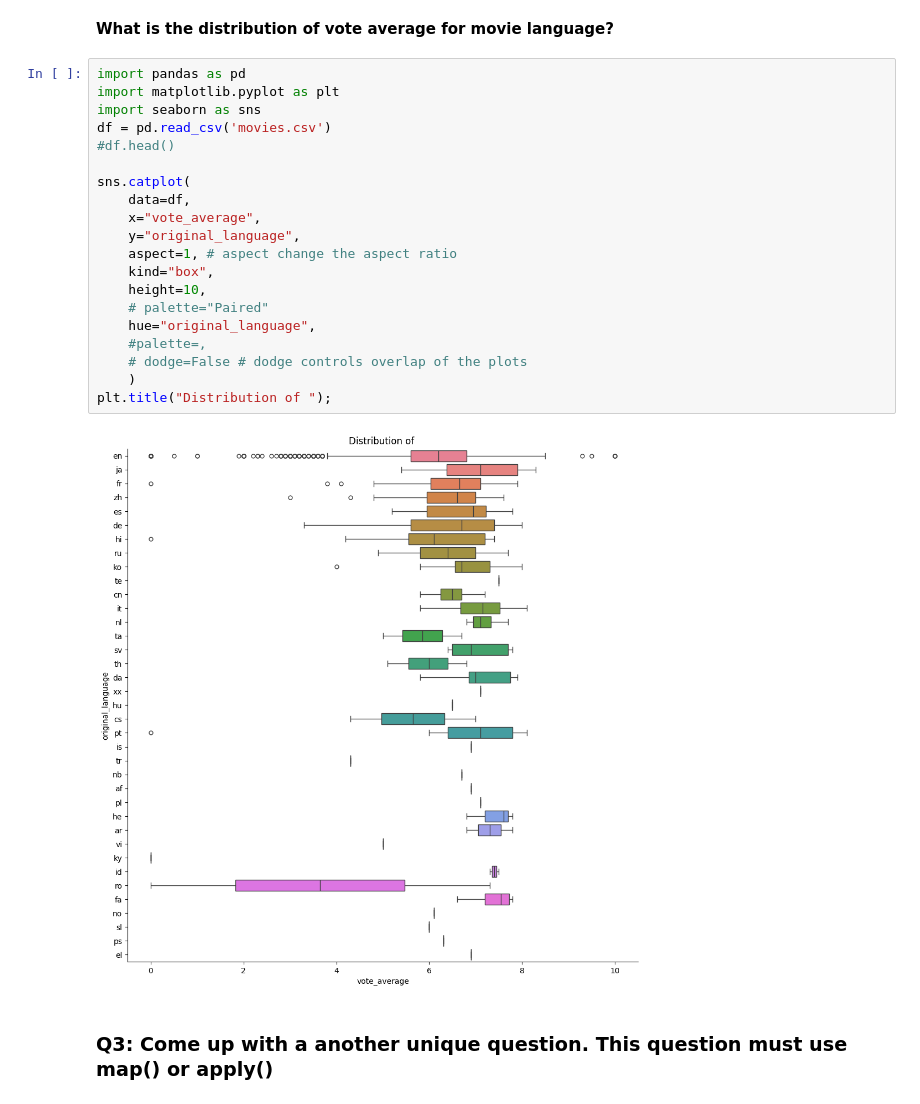
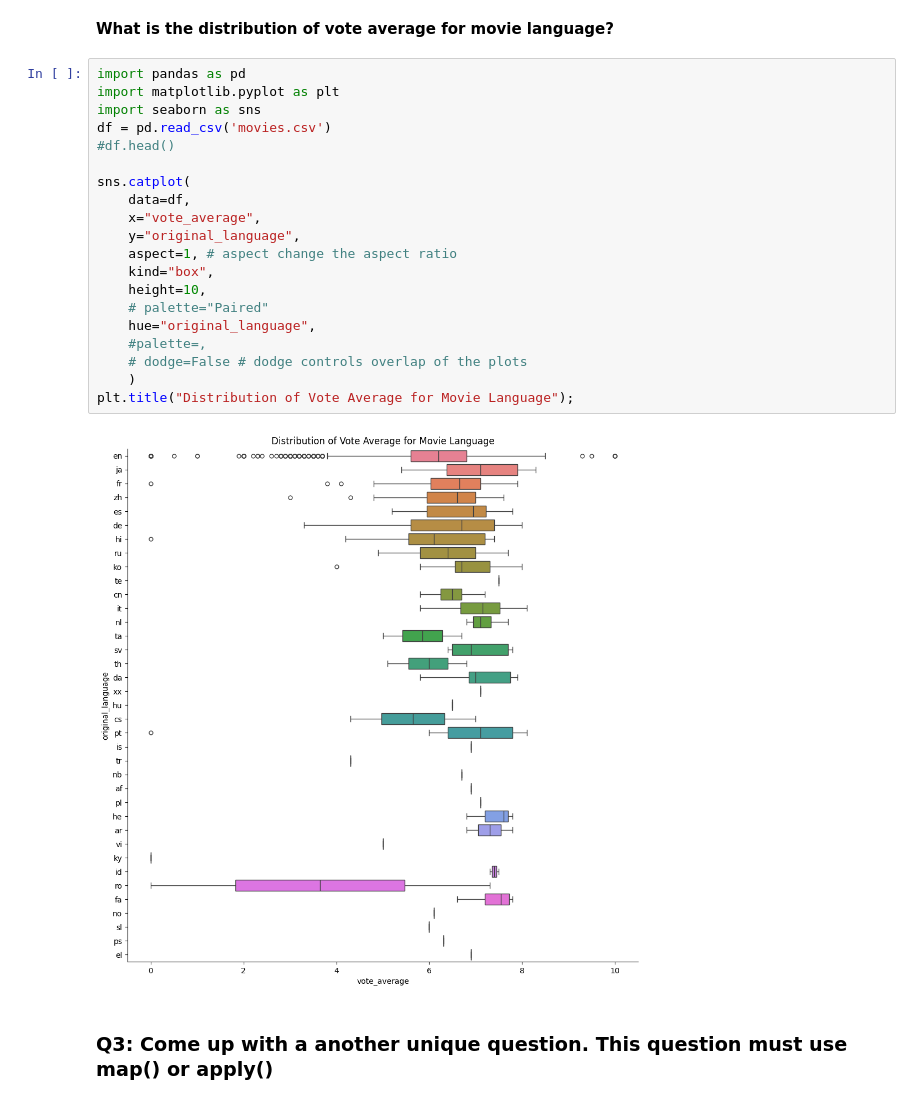
Before and after one commit to CS133-DataVisualization/term-project-team-8, a Jupyter notebook: Project Assignments/P2_categorical_interactive_transform.ipynb, the cells around one changed output. Drawn from its saved outputs; the diff is of its cells as text.

```diff
--- a/Project Assignments/Copy_of_P2_categorical_interactive_transform.ipynb
+++ b/Project Assignments/P2_categorical_interactive_transform.ipynb
@@ -23,25 +23,25 @@ Come up with a unique question that can be answer using a categorical plot from
 # %%
 import pandas as pd
 import matplotlib.pyplot as plt
 import seaborn as sns
 df = pd.read_csv('movies.csv')
 #df.head()
 
 sns.catplot(
     data=df,
     x="vote_average",
     y="original_language",
     aspect=1, # aspect change the aspect ratio
     kind="box",
     height=10,
     # palette="Paired"
     hue="original_language",
     #palette=,
     # dodge=False # dodge controls overlap of the plots
     )
-plt.title("Distribution of ");
+plt.title("Distribution of Vote Average for Movie Language");
 # %% [output]
-[figure, old version]
+[figure, new version]
 # %% [markdown]
 ### Q3: Come up with a another unique question. This question must use map() or apply()
 # %% [markdown]
```
Also changed, not shown: parts of 4 cells of this notebook.
